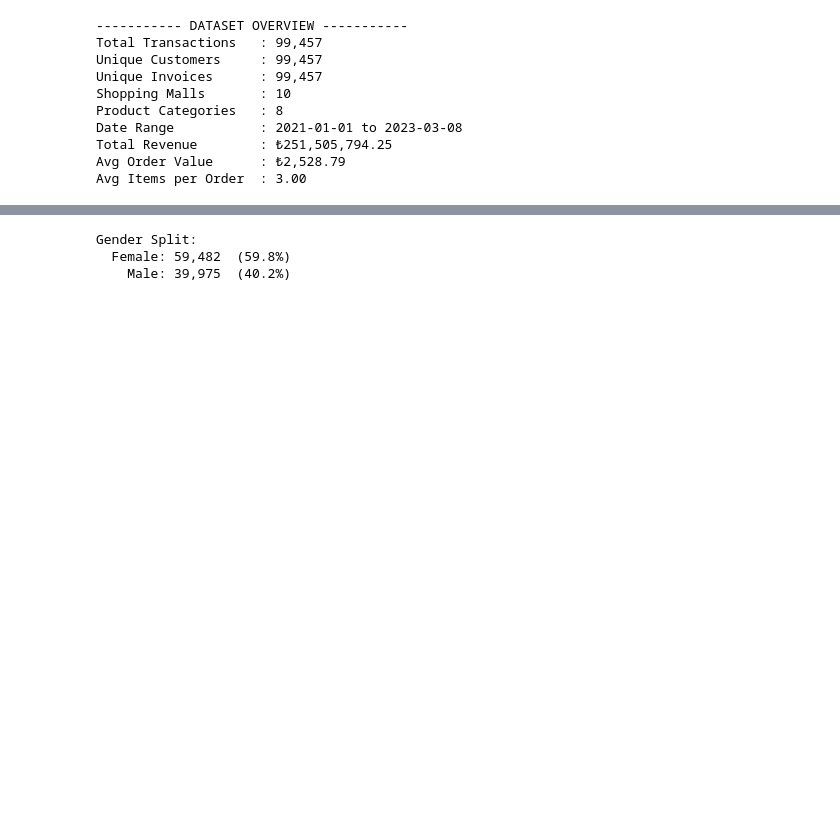
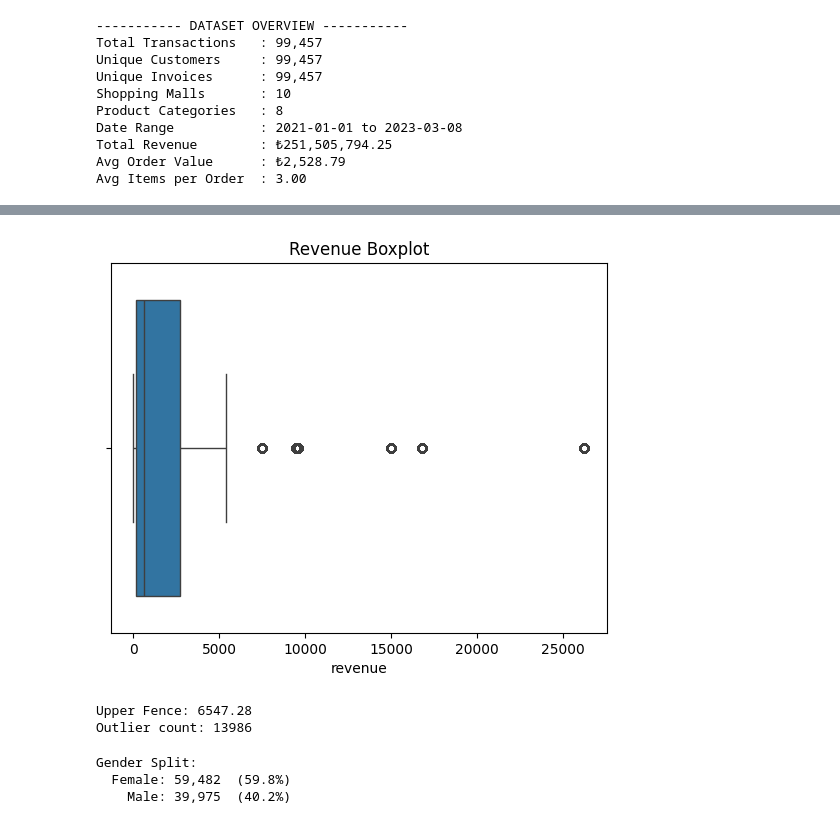
Before and after one commit to Revanth3112/Group3_Capstone, a Jupyter notebook: Group3_Capstone_Project.ipynb, the cells around one changed output, grey strips where cells are left out. Drawn from its saved outputs; the diff is of its cells as text; code cells hidden in the pictures; blank space fills up the shorter version.

```diff
--- a/Group3_Capstone_Project.ipynb
+++ b/Group3_Capstone_Project.ipynb
@@ -432,3 +478,19 @@ Avg Items per Order  : 3.00
+# %%
+sns.boxplot(x=data['revenue'])
+plt.title('Revenue Boxplot')
+plt.show()
+
+Q1  = data['revenue'].quantile(0.25)
+Q3  = data['revenue'].quantile(0.75)
+IQR = Q3 - Q1
+upper_fence = Q3 + 1.5 * IQR
+outliers = data[data['revenue'] > upper_fence]
+print('Upper Fence:', upper_fence.round(2))
+print('Outlier count:', len(outliers))
+# %% [output]
+[figure, added]
+Upper Fence: 6547.28
+Outlier count: 13986
 # %%
 gender_counts = data['gender'].value_counts()
 print('Gender Split:')
```
Also changed, not shown: parts of 13 cells of this notebook.
